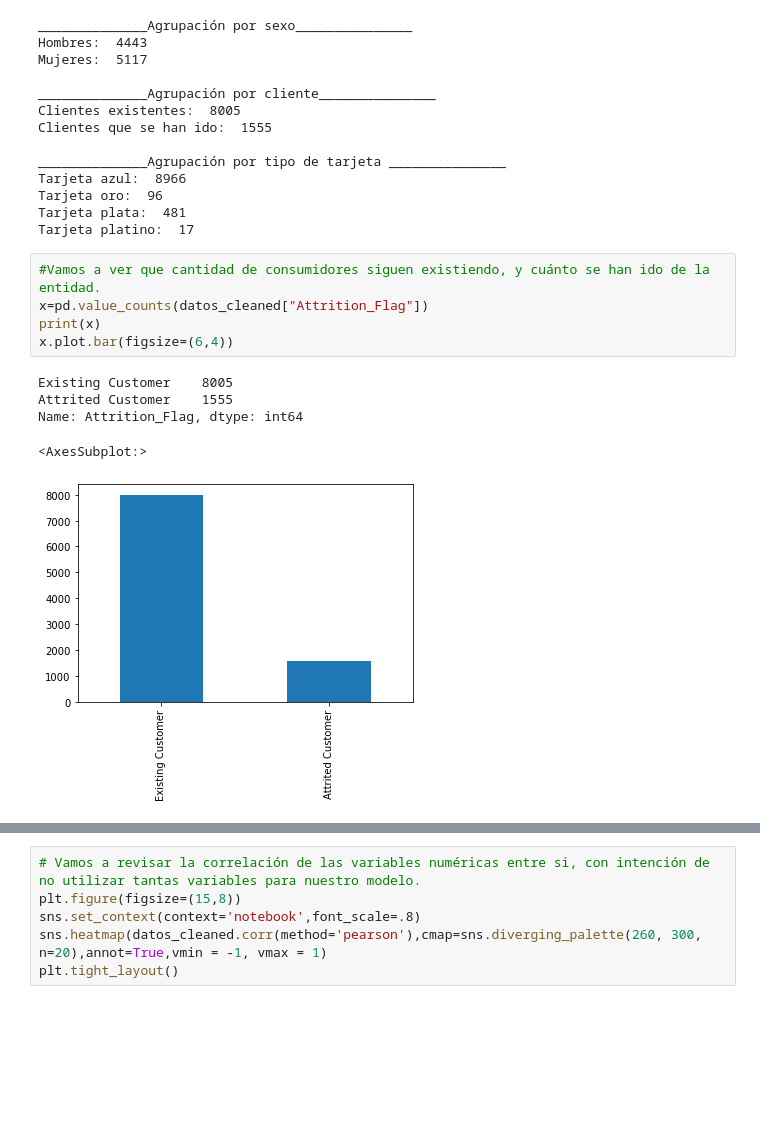
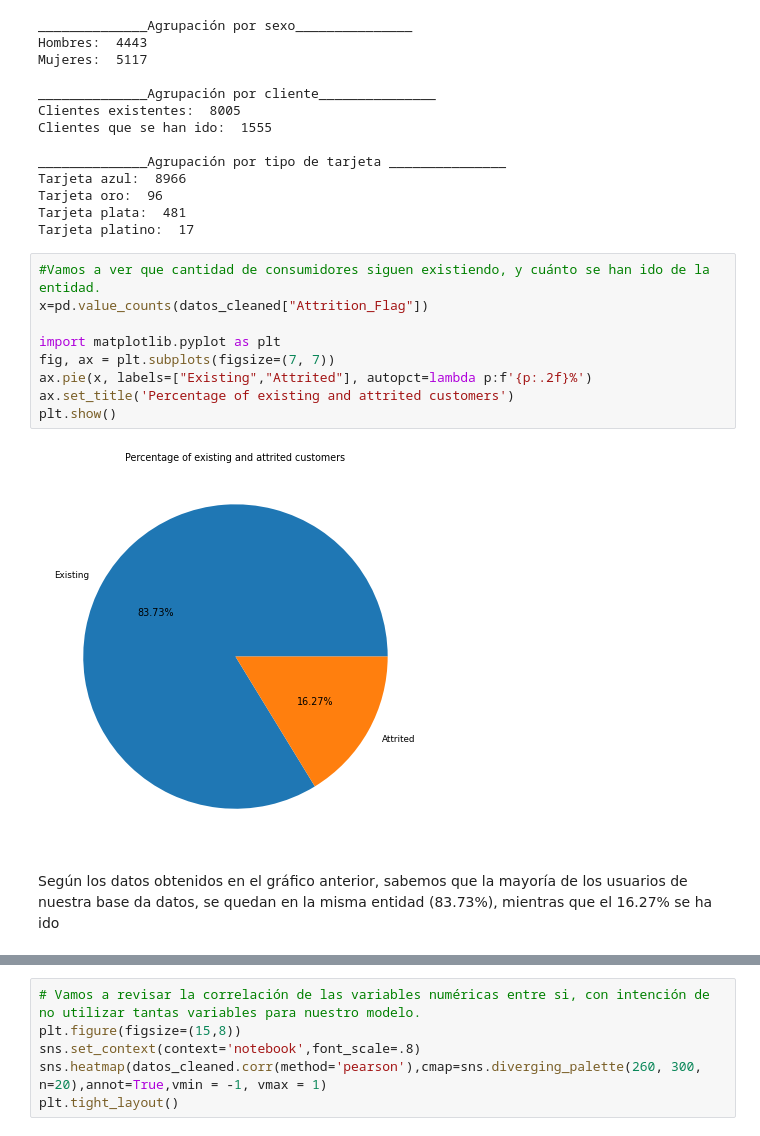
Before and after one commit to andreagonvic/Data-cleansing, a Jupyter notebook: CreditCardDataset.ipynb, the cells around one changed output, grey strips where cells are left out. Saved outputs shown, nothing was run; the diff lists cells and outputs as text; blank space fills up the shorter version.

```diff
--- a/CreditCardDataset.ipynb
+++ b/CreditCardDataset.ipynb
@@ -211,14 +211,16 @@ Tarjeta platino:  17
 # %%
 #Vamos a ver que cantidad de consumidores siguen existiendo, y cuánto se han ido de la entidad.
 x=pd.value_counts(datos_cleaned["Attrition_Flag"])
-print(x)
-x.plot.bar(figsize=(6,4))
+
+import matplotlib.pyplot as plt
+fig, ax = plt.subplots(figsize=(7, 7))
+ax.pie(x, labels=["Existing","Attrited"], autopct=lambda p:f'{p:.2f}%')
+ax.set_title('Percentage of existing and attrited customers')
+plt.show()
 # %% [output]
-Existing Customer    8005
-Attrited Customer    1555
-Name: Attrition_Flag, dtype: int64
-<AxesSubplot:>
-[figure, old version]
+[figure, new version]
+# %% [markdown]
+Según los datos obtenidos en el gráfico anterior, sabemos que la mayoría de los usuarios de nuestra base da datos, se quedan en la misma entidad (83.73%), mientras que el 16.27% se ha ido
 # %%
 #Para poder ver que cantidad de clientes existentes y clientes que se han ido de la entidad tenemos, realizamos un gráfico para cada variable
 plt.figure(figsize=(10,5))
```
Also changed, not shown: parts of 28 cells of this notebook.
